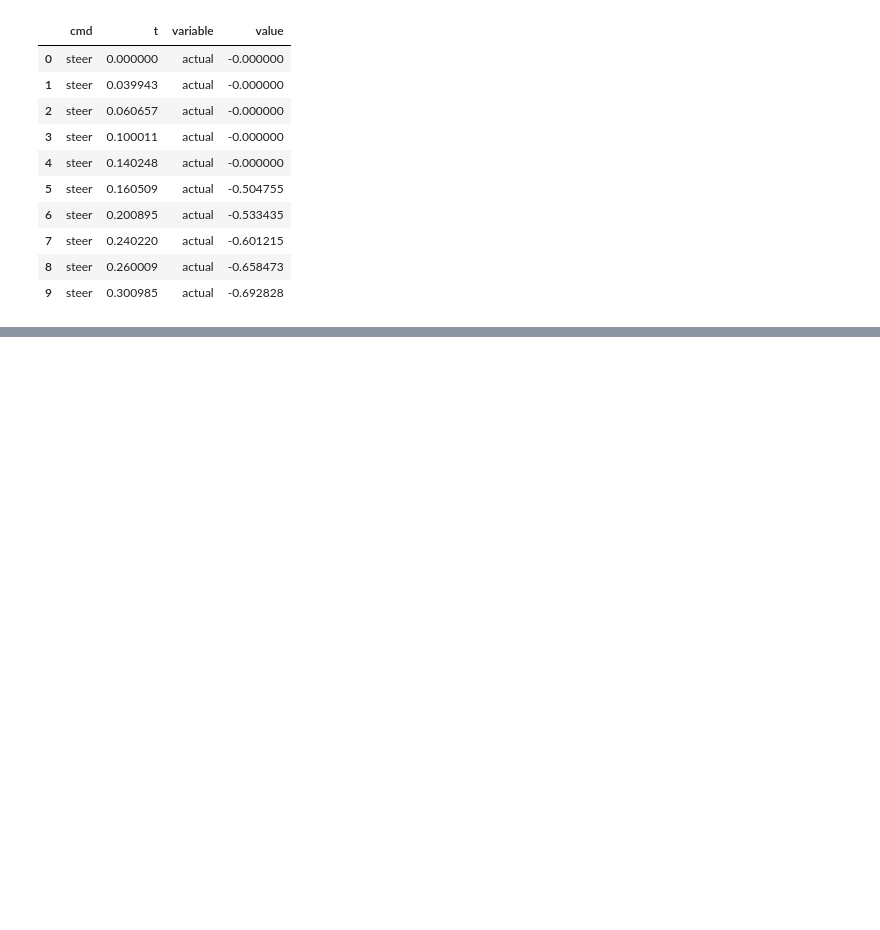
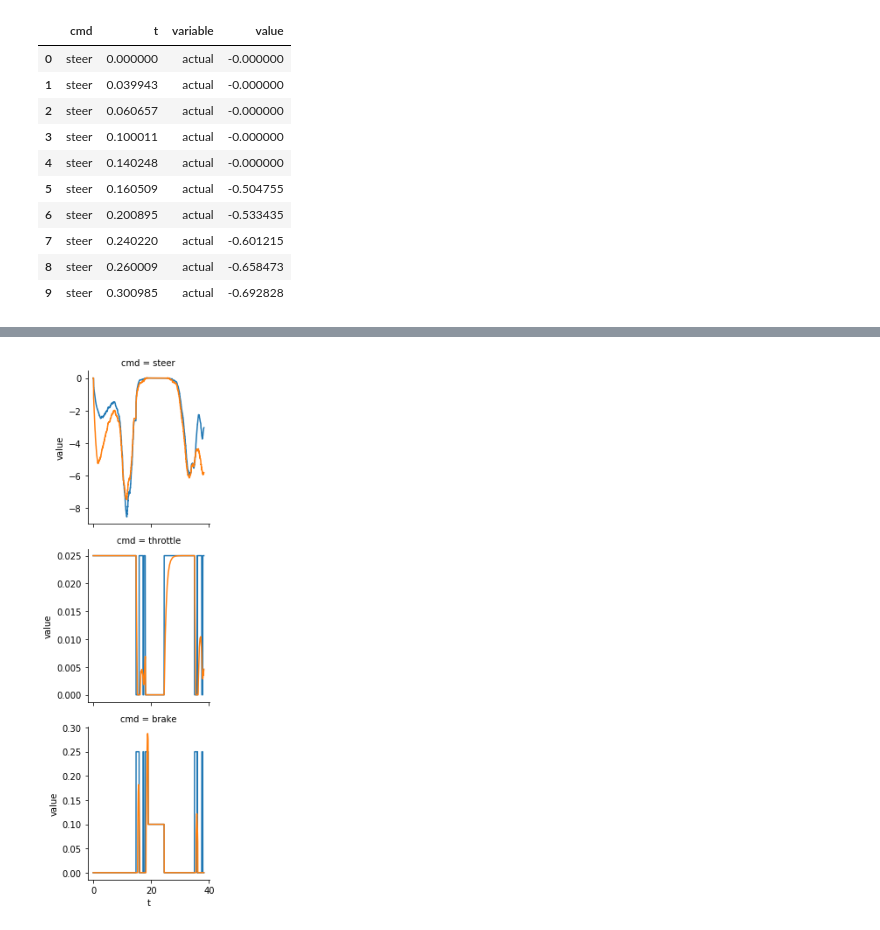
Before and after one commit to jdleesmiller/CarND-Capstone, a Jupyter notebook: data/dbw_test.ipynb, the cells around one changed output, grey strips where cells are left out. Saved outputs shown, nothing was run; the diff lists cells and outputs as text; code cells hidden in the pictures; blank space fills up the shorter version.

Commit message:
Add third round of dbw_test results

```diff
--- a/data/dbw_test.ipynb
+++ b/data/dbw_test.ipynb
@@ -87,0 +93,6 @@ plot_cmds(data_2)
+# %%
+data_3 = read_data('dbw_test_3')
+# %%
+plot_cmds(data_3)
+# %% [output]
+[figure, added]
```
Also changed, not shown: parts of 5 cells of this notebook, 3 other files.
